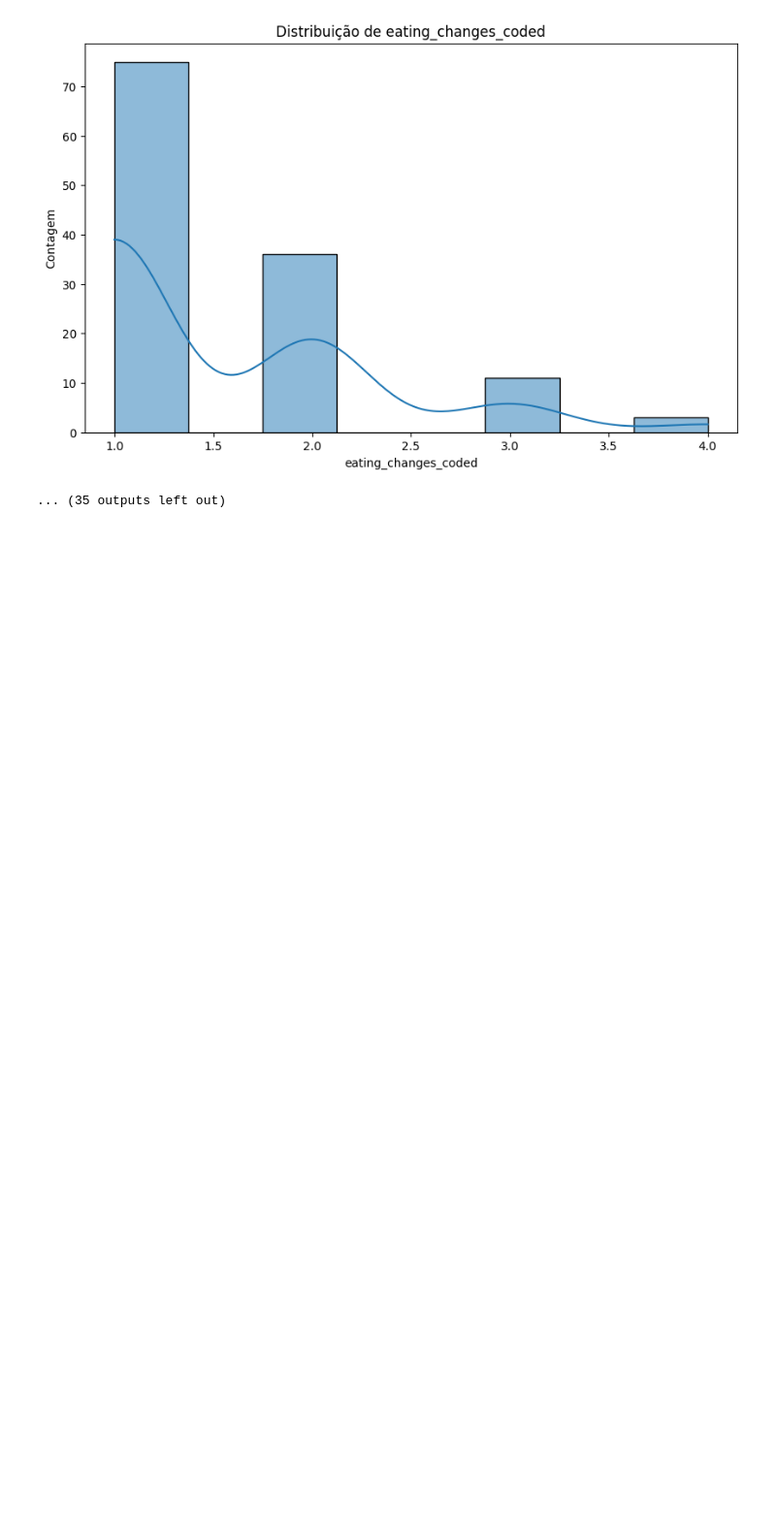
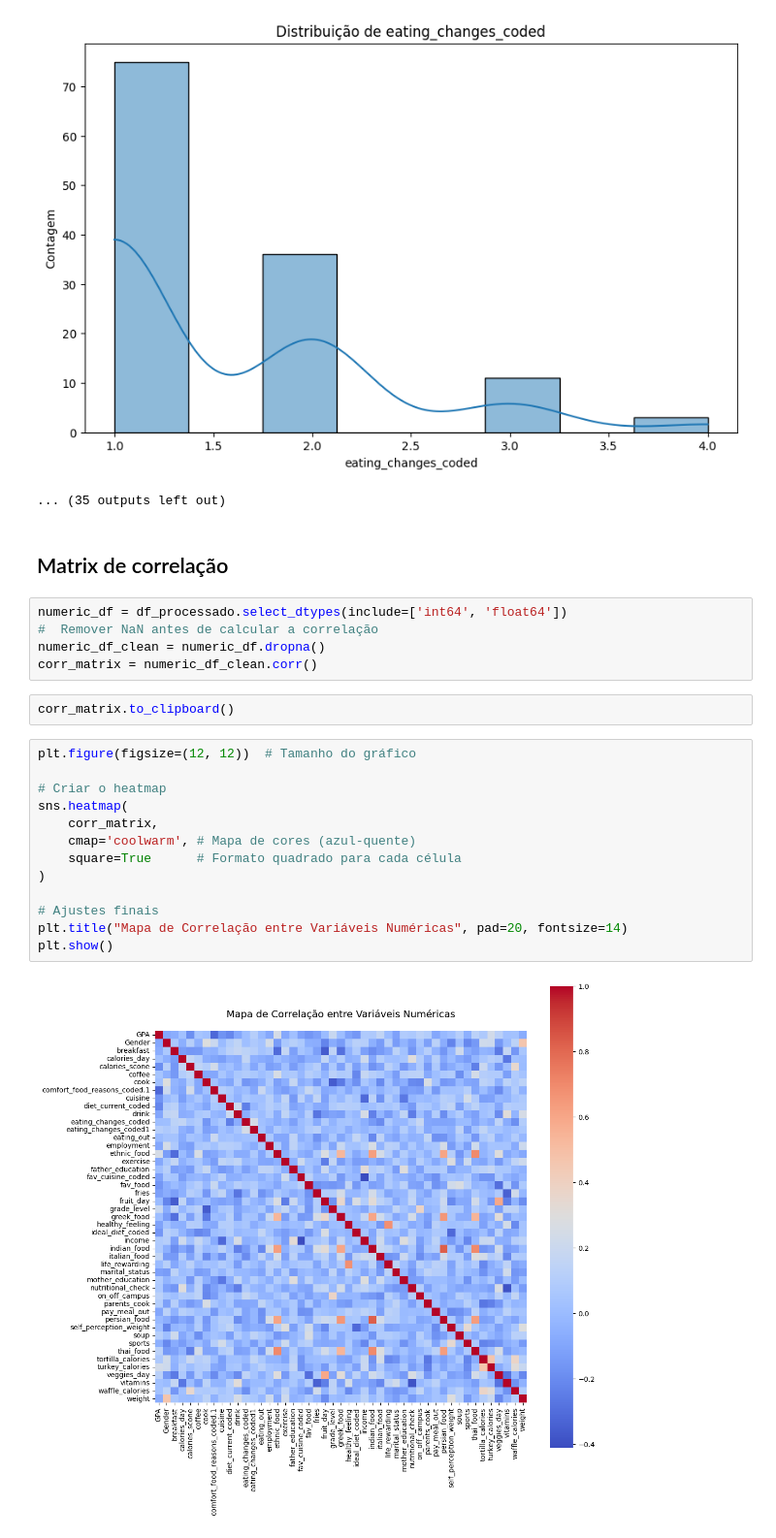
Before and after one commit to JhonasVoc/food_choice_projeto_1, a Jupyter notebook: notebooks/EDA.ipynb, the cells around one changed output. Shown at 97% size. Cells and saved outputs as stored; diff of their text form; blank space fills up the shorter version.

```diff
--- a/notebooks/EDA.ipynb
+++ b/notebooks/EDA.ipynb
@@ -400,3 +405,27 @@ for col in numeric_cols:
 [figure]
 [figure]
 ... (35 outputs left out)
+# %% [markdown]
+## Matrix de correlação
+# %%
+numeric_df = df_processado.select_dtypes(include=['int64', 'float64'])
+#  Remover NaN antes de calcular a correlação
+numeric_df_clean = numeric_df.dropna()
+corr_matrix = numeric_df_clean.corr()
+# %%
+corr_matrix.to_clipboard()
+# %%
+plt.figure(figsize=(12, 12))  # Tamanho do gráfico
+
+# Criar o heatmap
+sns.heatmap(
+    corr_matrix,
+    cmap='coolwarm', # Mapa de cores (azul-quente)
+    square=True      # Formato quadrado para cada célula
+)
+
+# Ajustes finais
+plt.title("Mapa de Correlação entre Variáveis Numéricas", pad=20, fontsize=14)
+plt.show()
+# %% [output]
+[figure, added]
```
Also changed, not shown: parts of 13 cells of this notebook, 1 other file.
